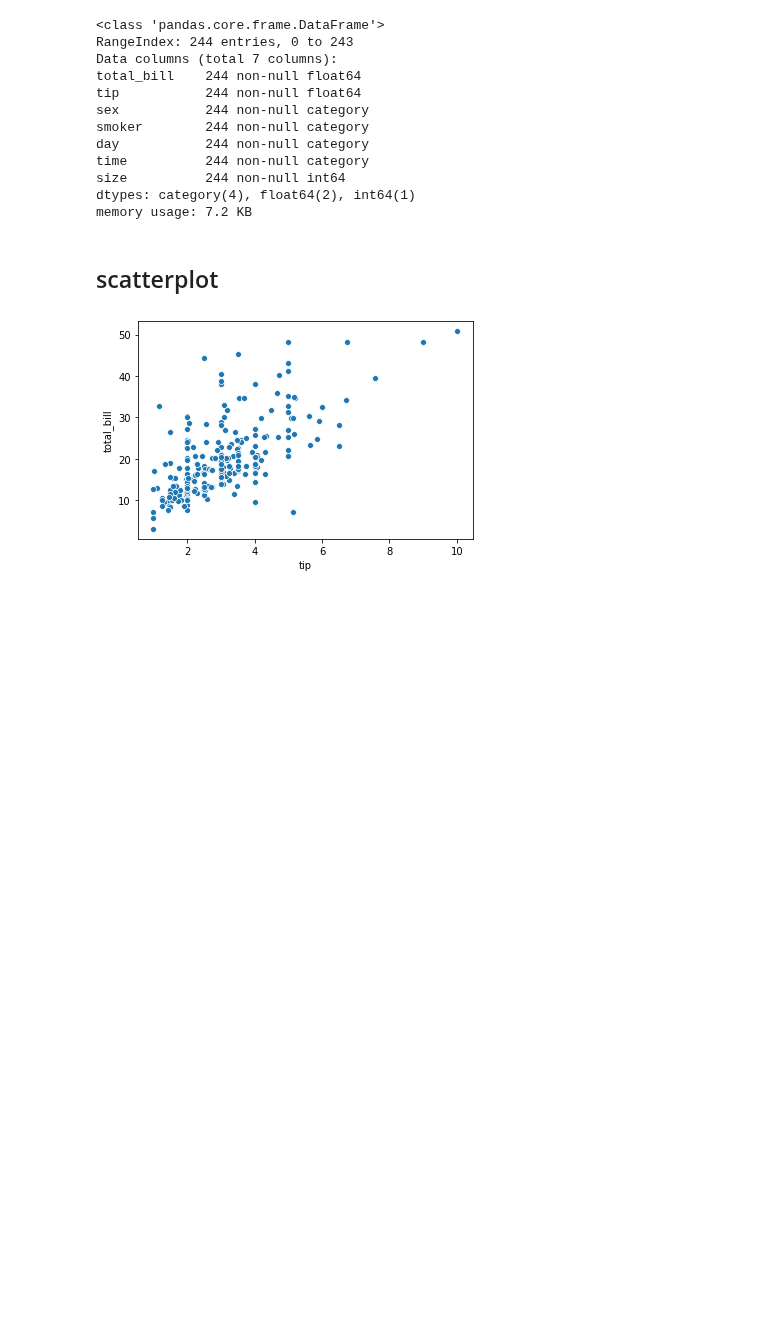
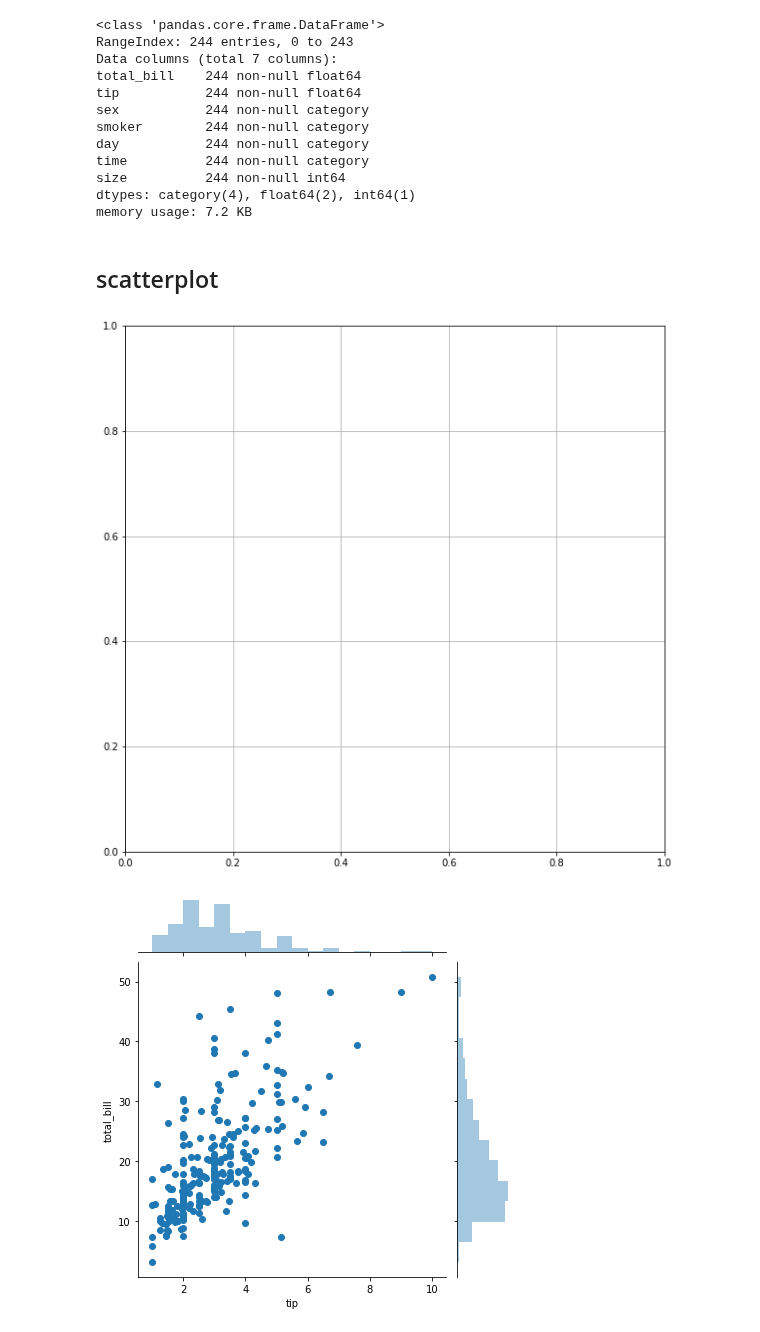
Before and after one commit to jmquintana79/utilsDS, a Jupyter notebook: notebooks/analysis/scatter_plots/scatter_plot_from_df.ipynb, the cells around one changed output. Drawn from its saved outputs; the diff is of its cells as text; code cells hidden in the pictures; blank space fills up the shorter version.

Commit message:
add new options for the scatter plot

```diff
--- a/notebooks/analysis/scatter_plots/scatter_plot_from_df.ipynb
+++ b/notebooks/analysis/scatter_plots/scatter_plot_from_df.ipynb
@@ -37,6 +39,43 @@ colname_cat3 = 'day'
 # %% [markdown]
 ## scatterplot
-# %%
-ax = sns.scatterplot(x=colname_x, y=colname_y, data=df)
-# %% [output]
-[figure, removed]
+# %%
+def plot(df:'dataframe', colanme_x:str, colname_y:str, colname_color:str='', colname_style:str = '', colname_size:str = '', title:str = '', grid:bool = True):
+    # arguments validation
+    colnames = df.columns.tolist()
+    assert colname_x in colnames and colname_y in colnames, "columns x/y not available."
+    if colname_color != '': assert colname_color in colnames, "column '%s' is not available."%colname_color
+    if colname_style != '': assert colname_style in colnames, "column '%s' is not available."%colname_style
+    if colname_size != '': assert colname_size in colnames, "column '%s' is not available."%colname_size
+    # create figure
+    fig = plt.figure(figsize = (10,10))
+    # displaying cases
+    if colname_color != '' and colname_style == '' and colname_size == '':
+        ax = sns.scatterplot(x=colname_x, y=colname_y, hue = colname_color, data=df, legend="full")
+    elif colname_color == '' and colname_style != '' and colname_size == '':
+        ax = sns.scatterplot(x=colname_x, y=colname_y, style = colname_style, data=df, legend="full")
+    elif colname_color == '' and colname_style == '' and colname_size != '':
+        ax = sns.scatterplot(x=colname_x, y=colname_y, style = colname_style, data=df, legend="full")
+    elif colname_color != '' and colname_style != '' and colname_size == '':
+        ax = sns.scatterplot(x=colname_x, y=colname_y, hue = colname_color, style = colname_style, data=df, legend="full")
+    elif colname_color != '' and colname_style == '' and colname_size != '':
+        ax = sns.scatterplot(x=colname_x, y=colname_y, hue = colname_color, size = colname_size, data=df, legend="full")
+    elif colname_color == '' and colname_style != '' and colname_size != '':
+        ax = sns.scatterplot(x=colname_x, y=colname_y, style = colname_style, size = colname_size, data=df, legend="full")
+    elif colname_style != '' and colname_color != '' and colname_size != '':
+        ax = sns.scatterplot(x=colname_x, y=colname_y, hue = colname_color, style = colname_style, size = colname_size, data=df, legend="full")
+    else:
+        #ax = sns.scatterplot(x=colname_x, y=colname_y, data=df, legend="full")
+        ax = fig.gca()
+        g = sns.jointplot(x=colname_x, y=colname_y, data=df)
+    # title
+    ax.set_title(title, fontsize = 12)
+    # plot grid axis
+    if grid: ax.xaxis.grid(True)
+    if grid: ax.yaxis.grid(True)
+    # display
+    plt.show()
+
+plot(df, colname_x, colname_y)
+# %% [output]
+[figure, added]
+[figure, added]
```
Also changed, not shown: parts of 3 cells of this notebook.
